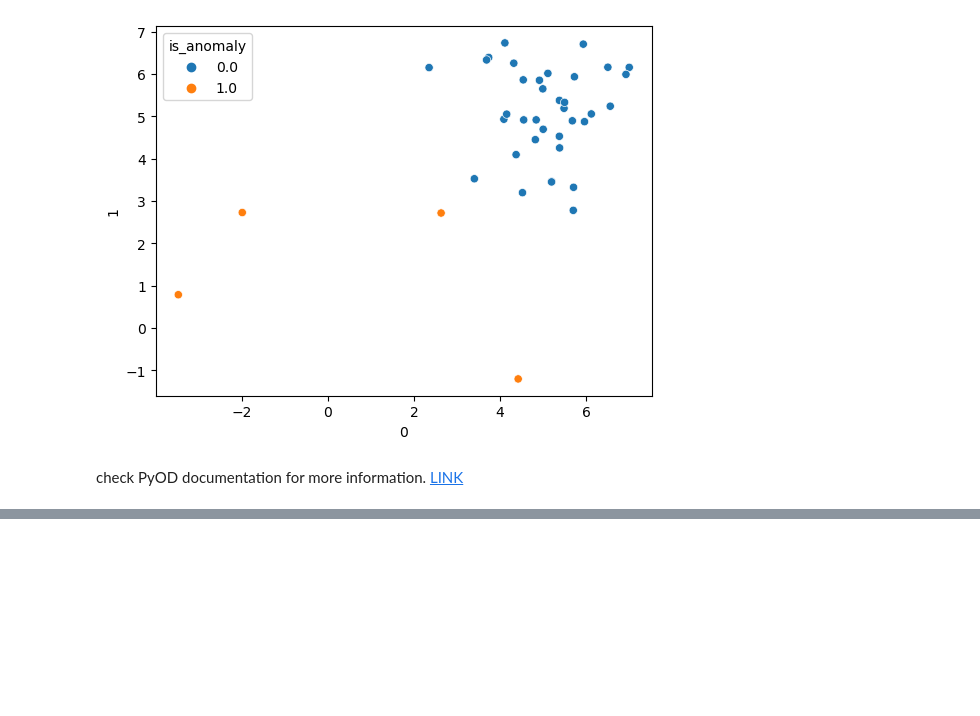
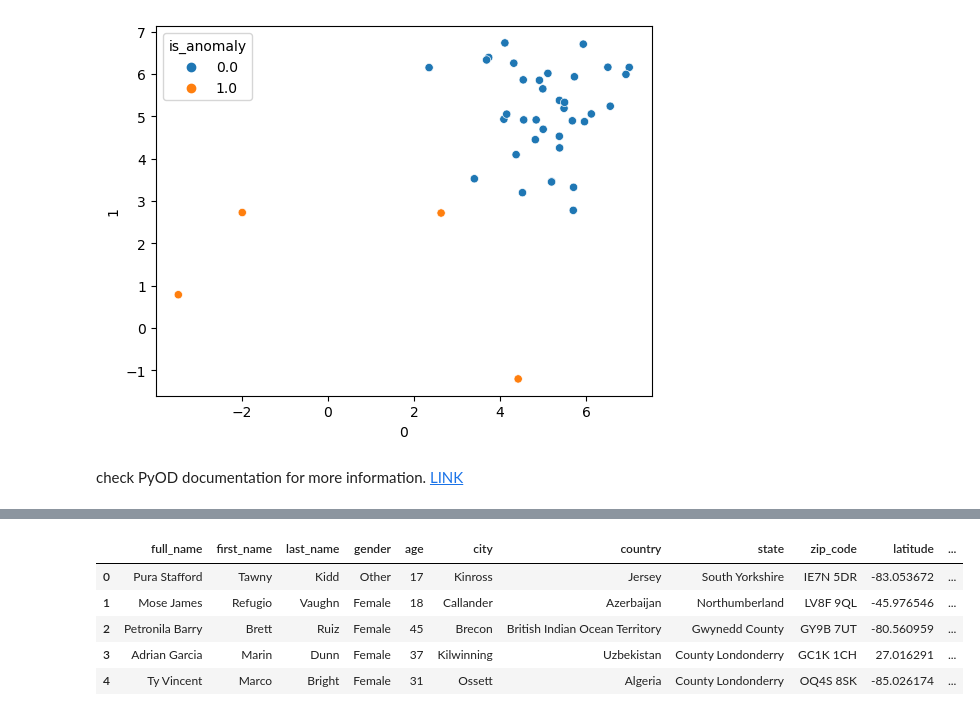
Before and after one commit to abhdhar-1618/Python, a Jupyter notebook: Own/Synthetic data generation.ipynb, the cells around one changed output, grey strips where cells are left out. Saved outputs shown, nothing was run; the diff lists cells and outputs as text; code cells hidden in the pictures; blank space fills up the shorter version.

Commit message:
Generated fake dataset using Mimesis module [WIP]

```diff
--- a/Own/Synthetic data generation.ipynb
+++ b/Own/Synthetic data generation.ipynb
@@ -100,0 +111,84 @@ ValueError: Invalid columns found: {'Embarked', 'Sex', 'Name'}
+# %%
+from mimesis import Generic
+from mimesis.locales import Locale
+import pandas as pd
+
+fake = Generic(Locale.EN_GB)
+
+df = pd.DataFrame(
+    [
+        {
+            "full_name": fake.person.full_name(),
+            "first_name": fake.person.first_name(),
+            "last_name": fake.person.last_name(),
+            "gender": fake.person.gender(),
+            "age": fake.person.age(),
+            "city": fake.address.city(),
+            "country": fake.address.country(),
+            "state": fake.address.state(),
+            "zip_code": fake.address.zip_code(),
+            "latitude": fake.address.latitude(),
+            "longitude": fake.address.longitude(),
+            "email": fake.person.email(),
+            "phone_number": fake.person.telephone(),
+            "text": fake.text.text(),
+            "sentence": fake.text.sentence(),
+            "title": fake.text.title(),
+            "date": fake.datetime.date(),
+            "time": fake.datetime.time(),
+            "datetime": fake.datetime.datetime(),
+            "url": fake.internet.url(),
+            "user_agent": fake.internet.user_agent(),
+            "file_name": fake.file.file_name(),
+            "programming_language": fake.development.programming_language(),
+            "credit_card_number": fake.payment.credit_card_number(),
+            "credit_card_expiration_date": fake.payment.credit_card_expiration_date(),
+            "boolean": fake.random.choice([True, False]),
+            "birthday": fake.datetime.date(),
+            "address": fake.address.address(),
+            "integer": fake.random.randint(0, 100),
+            "float": fake.random.uniform(0,100),
+            "decimal": fake.random.uniform(0, 100),
+            "ipv4": fake.internet.ip_v4(),
+            "job_title": fake.person.occupation(),
+            "file_extension": fake.file.extension(),
+            "software_version": fake.development.version(),
+            "credit_card_cvv": fake.payment.cvv(),
+            #"date_of_birth": fake.person.date_of_birth(),
+            #"street_address": fake.address.street_address(),
+            #"integer": fake.random.randint(),
+            #"float": fake.random.uniform(),
+            #"decimal": fake.random.decimal(),
+            #"domain_name": fake.internet.domain_name(),
+            #"ipv4": fake.internet.ipv4(),
+            #"company_name": fake.business.company(),
+            #"job_title": fake.business.job_title(),
+            #"file_extension": fake.file.file_extension(),
+            #"software_version": fake.development.software_version(),
+            #"credit_card_cvv": fake.payment.credit_card_cvv(),
+            #"vehicle_registration_plate": fake.transport.vehicle_registration_plate(),
+            #"vehicle_model": fake.transport.vehicle_model(),
+            #"vehicle_brand": fake.transport.vehicle_brand(),
+            #"scientific_abbreviation": fake.science.abbreviation(),
+            #"chemical_element": fake.science.chemical_element(),
+            #"atomic_number": fake.science.atomic_number(),
+            #"uuid": fake.random.uuid(),
+            #"md5_hash": fake.random.md5(),
+            #"sha1_hash": fake.random.sha1(),
+            #"sha256_hash": fake.random.sha256(),
+        }
+        for _ in range(5000)
+    ]
+)
+
+# Save the DataFrame to a CSV file
+df.to_csv('generated_data_5k.csv', index=False)
+
+df.head()
+# %% [output]
+|  | full_name | first_name | last_name | gender | age | city | country | state | zip_code | latitude | ... |
+| 0 | Pura Stafford | Tawny | Kidd | Other | 17 | Kinross | Jersey | South Yorkshire | IE7N 5DR | -83.053672 | ... |
+| 1 | Mose James | Refugio | Vaughn | Female | 18 | Callander | Azerbaijan | Northumberland | LV8F 9QL | -45.976546 | ... |
+| 2 | Petronila Barry | Brett | Ruiz | Female | 45 | Brecon | British Indian Ocean Territory | Gwynedd County | GY9B 7UT | -80.560959 | ... |
+| 3 | Adrian Garcia | Marin | Dunn | Female | 37 | Kilwinning | Uzbekistan | County Londonderry | GC1K 1CH | 27.016291 | ... |
+| 4 | Ty Vincent | Marco | Bright | Female | 31 | Ossett | Algeria | County Londonderry | OQ4S 8SK | -85.026174 | ... |
```
Also changed, not shown: parts of 4 cells of this notebook, 2 other files.
